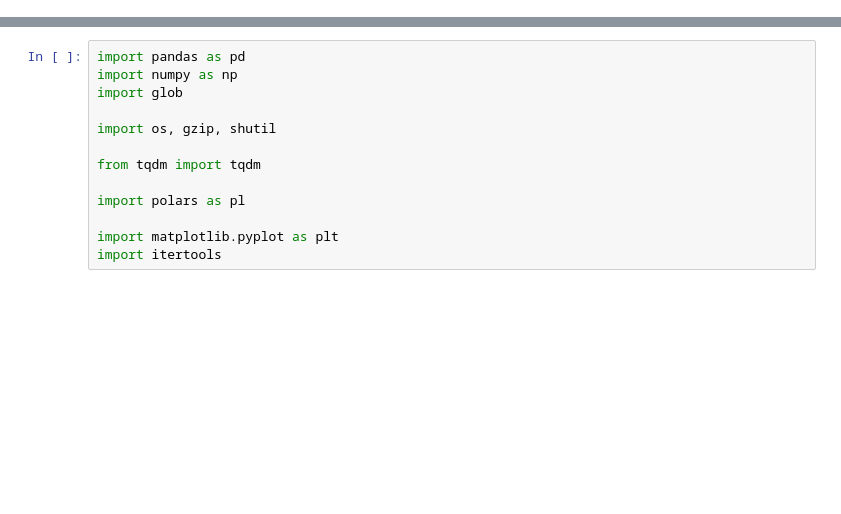
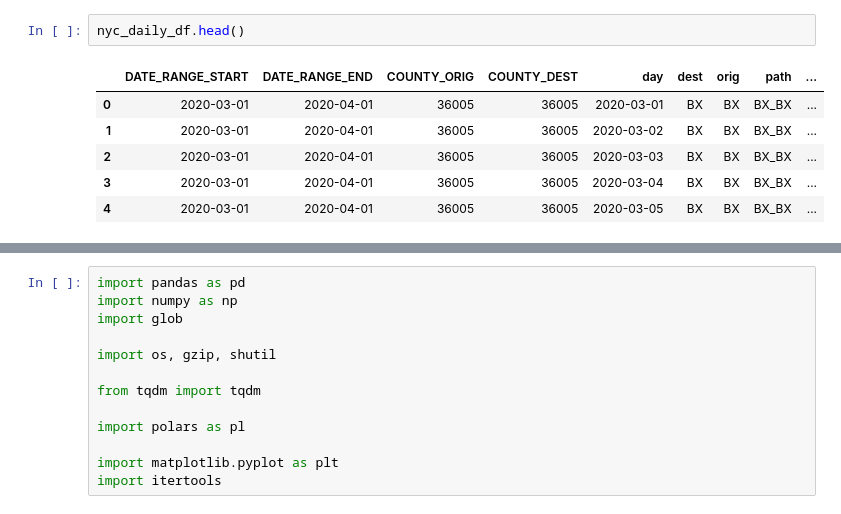
Before and after one commit to hwunrow/cgnn, a Jupyter notebook: src/process_safegraph.ipynb, the cells around one changed output, grey strips where cells are left out. Drawn from its saved outputs; the diff is of its cells as text; blank space fills up the shorter version.

```diff
--- a/src/process_safegraph.ipynb
+++ b/src/process_safegraph.ipynb
@@ -0,0 +282,9 @@
+# %%
+nyc_daily_df.head()
+# %% [output]
+|  | DATE_RANGE_START | DATE_RANGE_END | COUNTY_ORIG | COUNTY_DEST | day | dest | orig | path | ... |
+| 0 | 2020-03-01 | 2020-04-01 | 36005 | 36005 | 2020-03-01 | BX | BX | BX_BX | ... |
+| 1 | 2020-03-01 | 2020-04-01 | 36005 | 36005 | 2020-03-02 | BX | BX | BX_BX | ... |
+| 2 | 2020-03-01 | 2020-04-01 | 36005 | 36005 | 2020-03-03 | BX | BX | BX_BX | ... |
+| 3 | 2020-03-01 | 2020-04-01 | 36005 | 36005 | 2020-03-04 | BX | BX | BX_BX | ... |
+| 4 | 2020-03-01 | 2020-04-01 | 36005 | 36005 | 2020-03-05 | BX | BX | BX_BX | ... |
```
Also changed, not shown: parts of 32 cells of this notebook, 1 other file.
